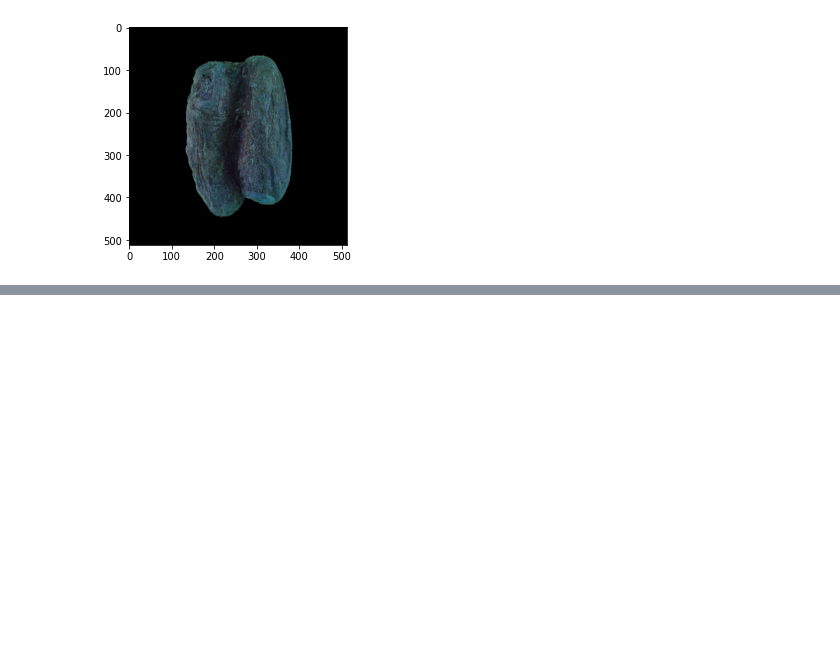
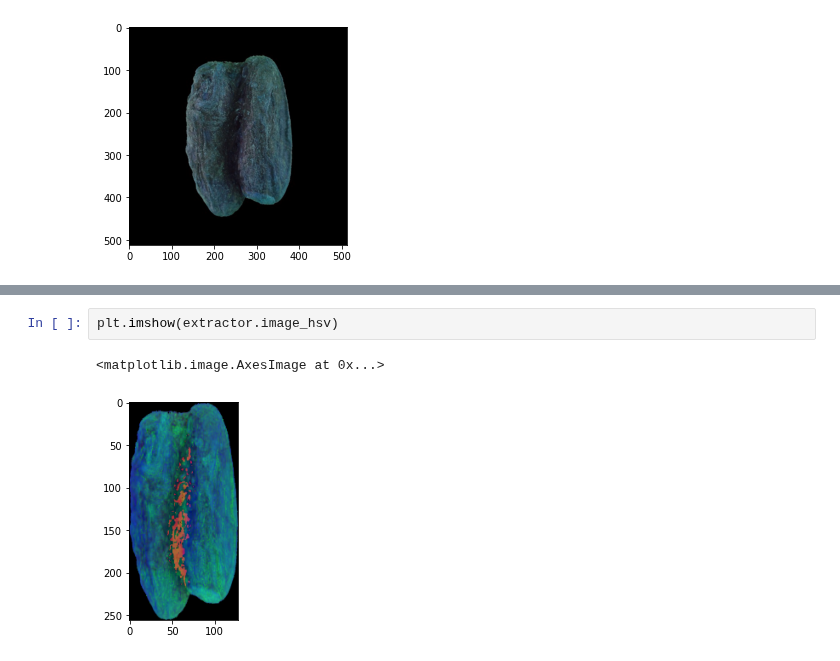
Before and after one commit to quanglochuynh/thesis2022, a Jupyter notebook: app/test.ipynb, the cells around one changed output, grey strips where cells are left out. Cells and saved outputs as stored; diff of their text form; blank space fills up the shorter version.

```diff
--- a/app/test.ipynb
+++ b/app/test.ipynb
@@ -86,0 +81,5 @@ plt.imshow(extractor.image_bgr)
+# %%
+plt.imshow(extractor.image_hsv)
+# %% [output]
+<matplotlib.image.AxesImage at 0x...>
+[figure, added]
```
Also changed, not shown: parts of 4 cells of this notebook, 8 other files.
